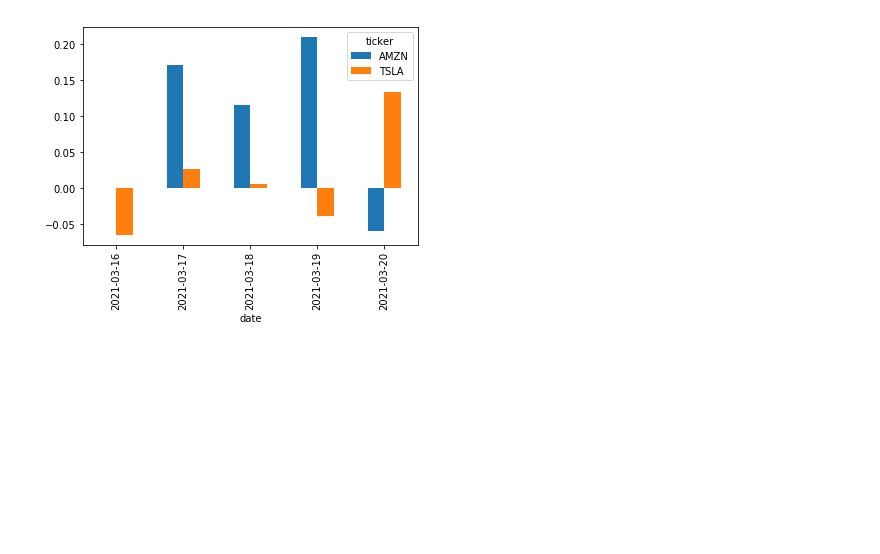
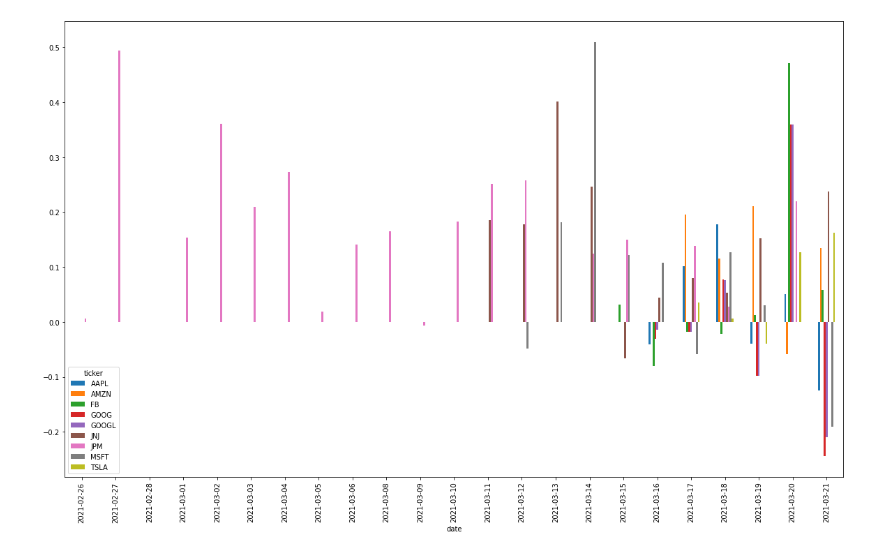
Before and after one commit to tlbrown2/BOT_Time, a Jupyter notebook: bot_sentiment.ipynb, the cells around one changed output. Saved outputs shown, nothing was run; the diff lists cells and outputs as text; code cells hidden in the pictures; blank space fills up the shorter version.

```diff
--- a/bot_sentiment.ipynb
+++ b/bot_sentiment.ipynb
@@ -15,6 +18,6 @@ from nltk.sentiment.vader import SentimentIntensityAnalyzer
 # %%
 finviz_url = 'https://finviz.com/quote.ashx?t='
-tickers = ['AMZN','TSLA']
+tickers = ['AAPL','MSFT','AMZN','FB','GOOGL','GOOG','TSLA','JPM','JNJ']
 
 news_tables = {}
 for ticker in tickers:
@@ -89,7 +106,7 @@ mean_df
 <Figure size 720x576 with 0 Axes>
 # %%
 mean_df = mean_df.xs('compound', axis="columns").transpose()
-mean_df.plot(kind='bar')
+mean_df.plot(kind='bar', figsize=(20, 12))
 plt.show()
 # %% [output]
-[figure, old version]
+[figure, new version]
```
Also changed, not shown: parts of 40 cells of this notebook.
